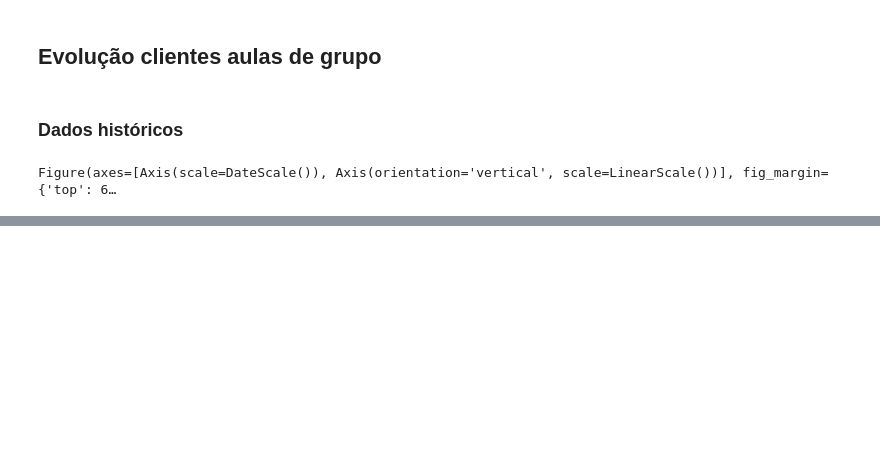
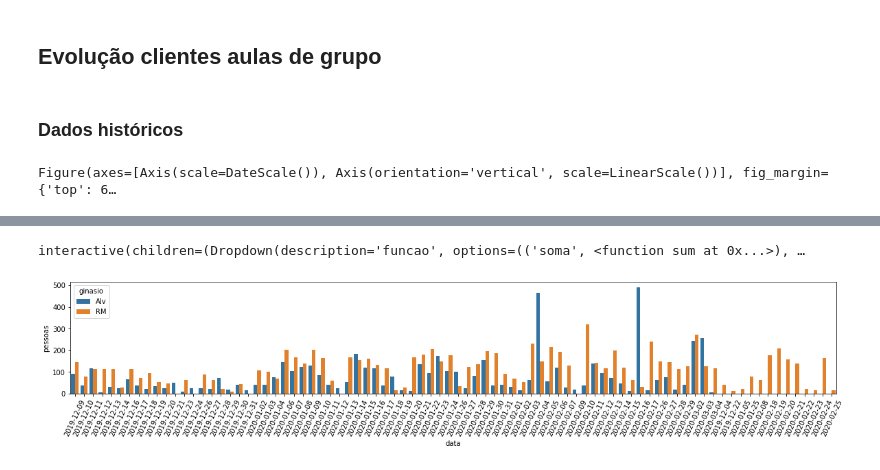
Before and after one commit to pesobreiro/jupyternotebooks, a Jupyter notebook: analysis/2.aulasGrupo_analise.ipynb, the cells around one changed output, grey strips where cells are left out. Saved outputs shown, nothing was run; the diff lists cells and outputs as text; code cells hidden in the pictures; blank space fills up the shorter version.

```diff
--- a/analysis/2.aulasGrupo_analise.ipynb
+++ b/analysis/2.aulasGrupo_analise.ipynb
@@ -579,0 +570,42 @@ Figure(axes=[Axis(scale=DateScale()), Axis(orientation='vertical', scale=LinearS
+# %%
+dfAGAlv['ginasio'] = 'Alv'
+dfAGRM['ginasio'] = 'RM'
+# %%
+dfTodos = pd.concat([dfAGAlv, dfAGRM])
+# %%
+semsos=['popeye', 'speeding', 'pilates', 'bodypump', 'step','bodybalance', 'endurance','bodycombat', 'zumba', '100pança', 'gain','100stress','bunda']
+dfTodos=dfTodos.loc[dfTodos['aula'].isin(semsos)]
+# %%
+plt.rcParams['figure.figsize'] = [20, 3]
+
+#temp=dfTodos.loc[dfTodos.mes == 3]
+temp=dfTodos
+temp=temp.groupby(['ginasio','data'])['pessoas'].sum()
+temp=temp.reset_index()
+#temp = temp.sort_values('data', ascending=False)
+# %%
+def f(funcao,porMes,mes):
+    if porMes == True:
+        dados = dfTodos.loc[dfTodos['mes'] == mes]
+    else:
+        dados = dfTodos
+    if dados.empty:
+        print('Não tem dados')
+    else:
+        plt.rcParams['figure.figsize'] = [20, 3]
+        sns.lineplot(x='data',y='pessoas',hue="ginasio",style='ginasio',data=dados,estimator=funcao).set_title('Clientes por ginásio')
+        plt.xticks(rotation=0);
+        fig = plt.gcf() # "Get current figure"
+        plt.show()
+
+interact(f, funcao=funcao,porMes=True,mes=widgets.IntSlider(min=1,max=12,step=1,value=1));
+# %% [output]
+interactive(children=(Dropdown(description='funcao', options=(('soma', <function sum at 0x...>), …
+# %%
+plt.rcParams['figure.figsize'] = [20, 3]
+sns.barplot(x="data", y="pessoas",hue="ginasio",data=temp).set_title('Clientes por ginásio')
+plt.xticks(rotation=65);
+
+#sns.barplot(x="day", y="total_bill", data=tips)
+# %% [output]
+[figure, added]
```
Also changed, not shown: parts of 38 cells of this notebook.
